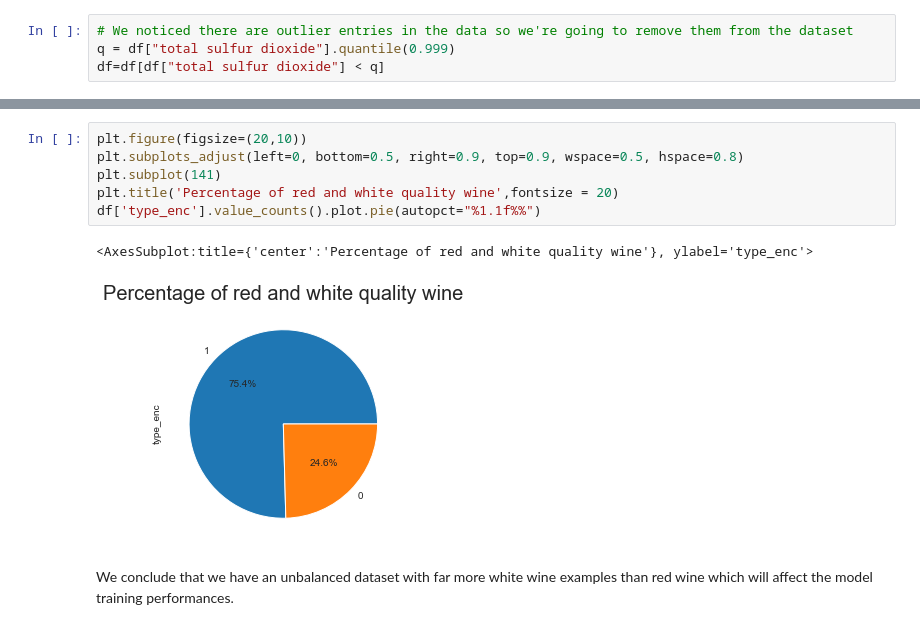
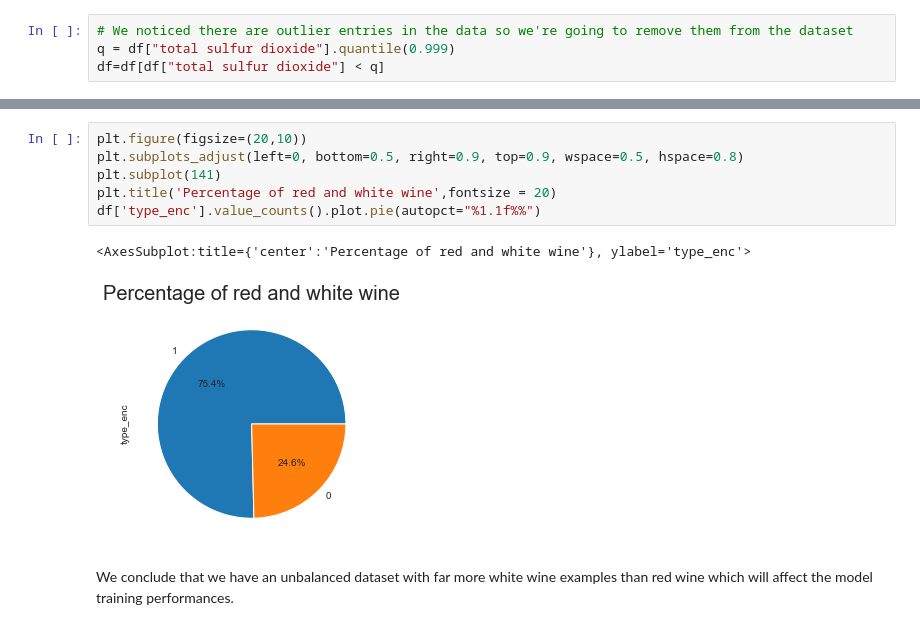
Before and after one commit to CherifYasmine/wine-quality-prediction, a Jupyter notebook: wine-quality-prediction.ipynb, the cells around one changed output, grey strips where cells are left out. Cells and saved outputs as stored; diff of their text form.

```diff
--- a/wine-quality-prediction.ipynb
+++ b/wine-quality-prediction.ipynb
@@ -191,12 +172,12 @@ Text(0.5, 1.0, 'Quality')
 # %%
 plt.figure(figsize=(20,10))
 plt.subplots_adjust(left=0, bottom=0.5, right=0.9, top=0.9, wspace=0.5, hspace=0.8)
 plt.subplot(141)
-plt.title('Percentage of red and white quality wine',fontsize = 20)
+plt.title('Percentage of red and white wine',fontsize = 20)
 df['type_enc'].value_counts().plot.pie(autopct="%1.1f%%")
 # %% [output]
-<AxesSubplot:title={'center':'Percentage of red and white quality wine'}, ylabel='type_enc'>
+<AxesSubplot:title={'center':'Percentage of red and white wine'}, ylabel='type_enc'>
-[figure, old version]
+[figure, new version]
 # %% [markdown]
 We conclude that we have an unbalanced dataset with far more white wine examples than red wine which will affect the model training performances.
 # %% [markdown]
```
Also changed, not shown: parts of 28 cells of this notebook.
